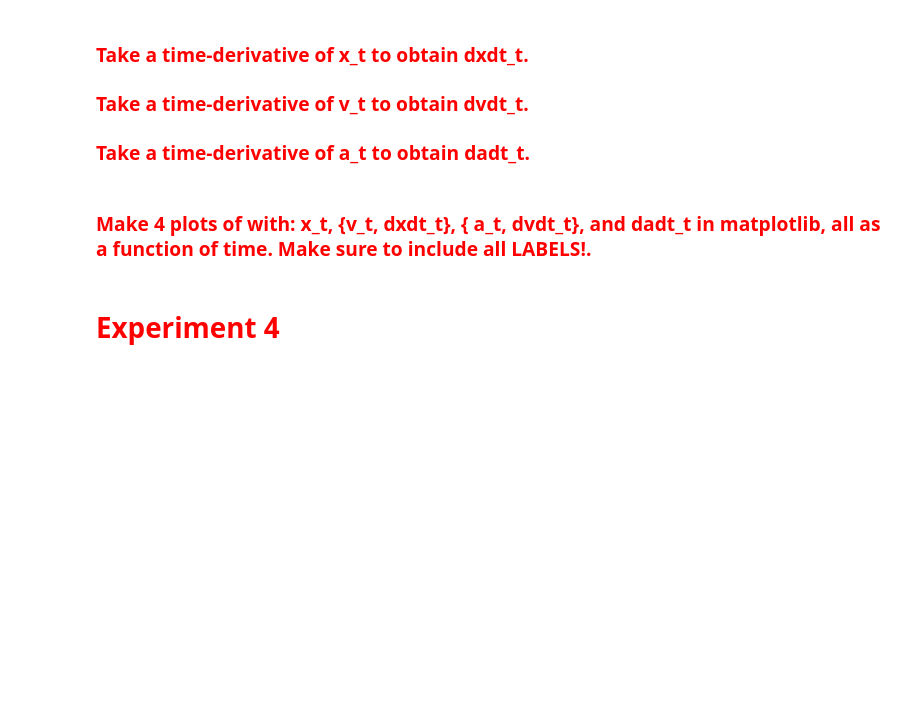
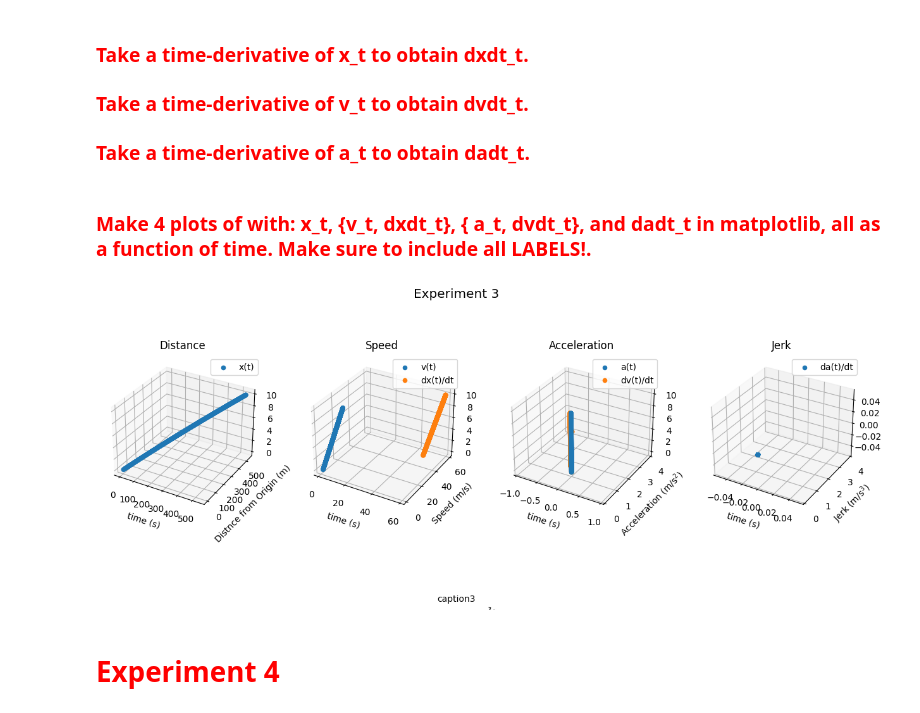
Before and after one commit to CalebAnderson22/PHY122, a Jupyter notebook: phy122_N1Lt.ipynb, the cells around one changed output. Drawn from its saved outputs; the diff is of its cells as text; code cells hidden in the pictures; blank space fills up the shorter version.

```diff
--- a/phy122_N1Lt.ipynb
+++ b/phy122_N1Lt.ipynb
@@ -104,5 +177,9 @@ fig.show()
 #   <font color='Red'> **Experiment 3** </font>
 # %% [markdown]
 ###  <font color='Red'> To begin lets start with by defining an initial position, velocity, and acceleration </font>
+# %%
+x_i3 = array([1., 1.]) ## m : initial position vector/array
+v_i3 = array([1., 1.]) ## m/s : initial velocity vector/array
+a_i3 = array([1., 1.]) ## m/s/s : initial acceleration vector/array
 # %% [markdown]
 ###  <font color='Red'> PRINT out the distance, speed, and magnitude of the acceleration of the previously defined vectors: </font>
@@ -109,13 +198,73 @@ fig.show()
 # %% [markdown]
 ###  <font color='Red'> Define a for-loop to Velocity-Verlet integrate the motion to obtain a x_t, v_t, and a_t. </font>
+# %%
+x_t3 = zeros((len(timeline), 2)) ## initialize position-trajectory (position vectors for all times)
+v_t3 = zeros((len(timeline), 2)) ## initialize velocity-trajectory (velocity vectors for all times)
+a_t3 = zeros((len(timeline), 2)) ## initialize acceleration-trajectory (acceleration vectors for all times)
+
+x_t3[0] = x_i3 ## initialize the 0th position-trajectory entry to the initial-position
+v_t3[0] = v_i3 ## initialize the 0th velocity-trajectory entry to the initial-velocity
+a_t3[0] = a_i3 ## initialize the 0th acceleration-trajectory entry to the initial-acceleration
+for t in range(1,len(x_t3)): ## iteratively run algorithm for all entries (for all time, excluding time 0)
+  x_t3[t] = x_t3[t-1] + v_t3[t-1] * dt + 0.5 * a_t3[t-1] * dt**dt ## Velocity-Verlet Step 1 : find new position from old data
+  a_t3[t] = a_t3[t-1] ## Velocity-Verlet Step 2 : find new acceleraiton from old acceleraiton
+  v_t3[t] = v_t3[t-1] + 0.5 * ( a_t3[t-1] + a_t3[t] ) * dt ## Velocity-Verlet Step 3 : find new velociy from old data & new accleration
 # %% [markdown]
 ###  <font color='Red'> Take a time-derivative of x_t to obtain dxdt_t. </font>
 
 ###  <font color='Red'> Take a time-derivative of v_t to obtain dvdt_t. </font>
 
 ###  <font color='Red'> Take a time-derivative of a_t to obtain dadt_t. </font>
+# %%
+dxdt_t3 = d(x_t3)/dt ## take numerical-derivative of the aforementioned position-trajectory
+dvdt_t3 = d(v_t3)/dt ## take numerical-derivative of the aforementioned velocity-trajectory
+dadt_t3 = d(a_t3)/dt ## take numerical-derivative of the aforementioned acceleration-trajectory
 # %% [markdown]
 ###  <font color='Red'> Make 4 plots of with: x_t, \{v_t, dxdt_t\}, \{ a_t, dvdt_t\}, and dadt_t in matplotlib, all as a function of time. Make sure to include all LABELS!. </font>
+# %%
+fig3, (ax13, ax23, ax33, ax43) = plt.subplots(1, 4)
+ax13.axis('off')
+ax23.axis('off')
+ax33.axis('off')
+ax43.axis('off')
+ax13 = fig3.add_subplot(1, 4, 1, projection='3d')  # Create a 3D subplot
+ax23 = fig3.add_subplot(1, 4, 2, projection='3d')  # Create a 3D subplot
+ax33 = fig3.add_subplot(1, 4, 3, projection='3d')  # Create a 3D subplot
+ax43 = fig3.add_subplot(1, 4, 4, projection='3d')  # Create a 3D subplot
+
+fig3.text(1, 1, "Experiment 3", ha='center', fontsize='x-large')
+fig3.subplots_adjust(hspace=0.01, wspace=0.25, right=2, top=0.95, bottom=0.15)
+caption3 = "caption3"
+caption_wrapped3 = textwrap.fill(caption3, width=40)
+fig3.text(1, 0, caption_wrapped3, ha='center')
+
+ax13.scatter(x_t3[:, 0], x_t3[:, 1], timeline, label="x(t)")
+ax13.set_title("Distance")
+ax13.legend()
+ax13.set(xlabel="time (s)", ylabel="Distnce from Origin (m)")
+
+ax23.scatter(v_t3[:, 0], v_t3[:, 1], timeline, label="v(t)")
+ax23.scatter(dxdt_t3[:, 0], dxdt_t3[:, 1], timeline, label="dx(t)/dt")
+ax23.set_title("Speed")
+ax23.legend()
+ax23.set(xlabel="time (s)", ylabel="Speed (m/s)")
+
+ax33.scatter(a_t3[:, 0], a_t3[:, 1], timeline, label="a(t)")
+ax33.scatter(dvdt_t3[:, 0], dvdt_t3[:, 1], timeline, label="dv(t)/dt")
+ax33.set_ylim([0, 4])
+ax33.set_title("Acceleration")
+ax33.legend()
+ax33.set(xlabel="time (s)", ylabel="Acceleration (m/s$^2$)")
+
+ax43.scatter(dadt_t3[:, 0], dadt_t3[:, 1], label="da(t)/dt")
+ax43.set_ylim([0, 4])
+ax43.set_title("Jerk")
+ax43.set(xlabel="time (s)", ylabel="Jerk (m/s$^3$)")
+ax43.legend()
+
+fig3.show()
+# %% [output]
+[figure, added]
 # %% [markdown]
 #   <font color='Red'> **Experiment 4** </font>
 # %% [markdown]
```
Also changed, not shown: parts of 14 cells of this notebook.
